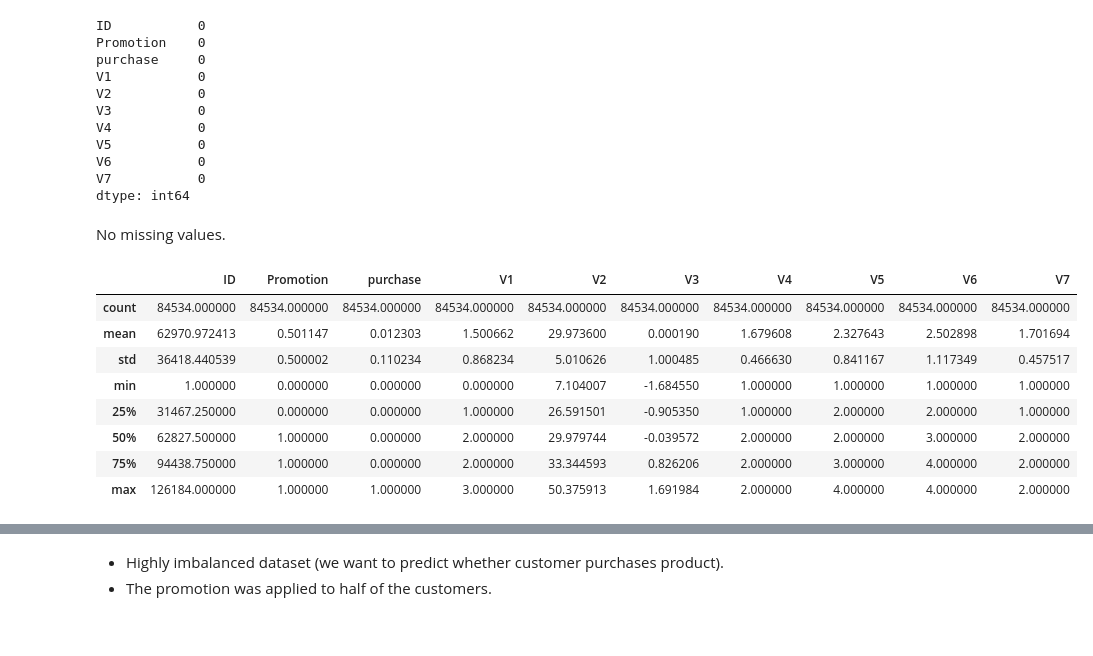
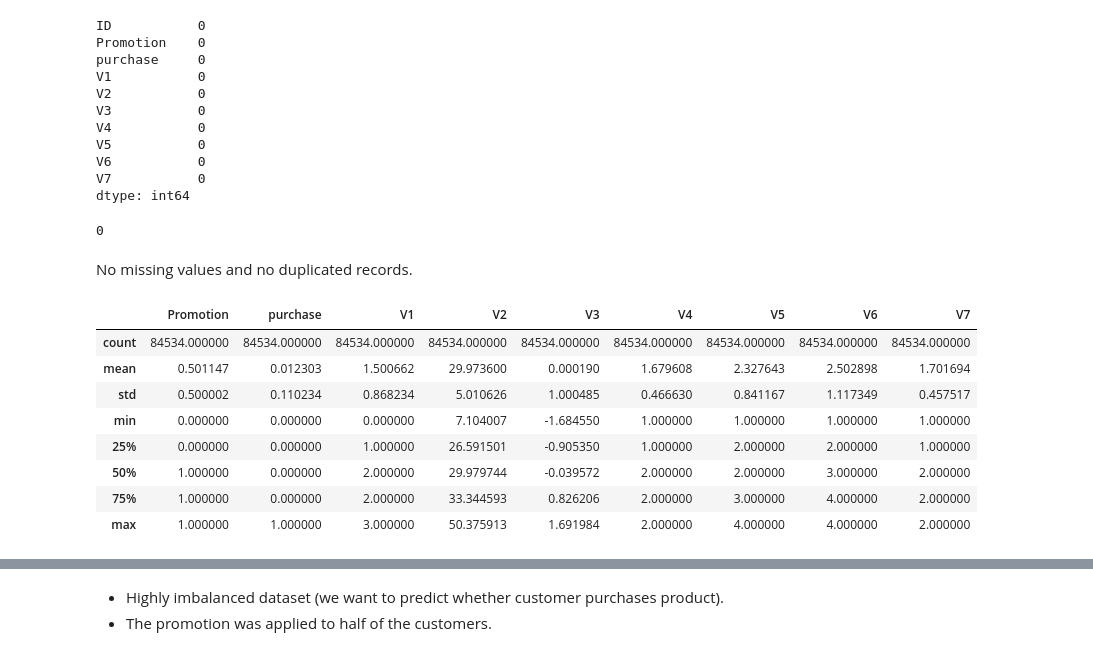
Before and after one commit to marcelokscunha/projects, a Jupyter notebook: starbucks-ad-analysis/Starbucks.ipynb, the cells around one changed output, grey strips where cells are left out. Saved outputs shown, nothing was run; the diff lists cells and outputs as text; code cells hidden in the pictures.

Commit message:
Add data analysis for features

```diff
--- a/starbucks-ad-analysis/Starbucks.ipynb
+++ b/starbucks-ad-analysis/Starbucks.ipynb
@@ -90,19 +90,23 @@ V5           0
 V6           0
 V7           0
 dtype: int64
+# %%
+train_data.duplicated().sum()
+# %% [output]
+0
 # %% [markdown]
-No missing values.
+No missing values and no duplicated records.
 # %%
 train_data['Promotion'] = train_data['Promotion'].map({'No':0, 'Yes':1})
 # %%
-train_data.describe()
+train_data.iloc[:,1:].describe()
 # %% [output]
-|  | ID | Promotion | purchase | V1 | V2 | V3 | V4 | V5 | V6 | V7 |
-| count | 84534.000000 | 84534.000000 | 84534.000000 | 84534.000000 | 84534.000000 | 84534.000000 | 84534.000000 | 84534.000000 | 84534.000000 | 84534.000000 |
-| mean | 62970.972413 | 0.501147 | 0.012303 | 1.500662 | 29.973600 | 0.000190 | 1.679608 | 2.327643 | 2.502898 | 1.701694 |
-| std | 36418.440539 | 0.500002 | 0.110234 | 0.868234 | 5.010626 | 1.000485 | 0.466630 | 0.841167 | 1.117349 | 0.457517 |
-| min | 1.000000 | 0.000000 | 0.000000 | 0.000000 | 7.104007 | -1.684550 | 1.000000 | 1.000000 | 1.000000 | 1.000000 |
-| 25% | 31467.250000 | 0.000000 | 0.000000 | 1.000000 | 26.591501 | -0.905350 | 1.000000 | 2.000000 | 2.000000 | 1.000000 |
-| 50% | 62827.500000 | 1.000000 | 0.000000 | 2.000000 | 29.979744 | -0.039572 | 2.000000 | 2.000000 | 3.000000 | 2.000000 |
-| 75% | 94438.750000 | 1.000000 | 0.000000 | 2.000000 | 33.344593 | 0.826206 | 2.000000 | 3.000000 | 4.000000 | 2.000000 |
-| max | 126184.000000 | 1.000000 | 1.000000 | 3.000000 | 50.375913 | 1.691984 | 2.000000 | 4.000000 | 4.000000 | 2.000000 |
+|  | Promotion | purchase | V1 | V2 | V3 | V4 | V5 | V6 | V7 |
+| count | 84534.000000 | 84534.000000 | 84534.000000 | 84534.000000 | 84534.000000 | 84534.000000 | 84534.000000 | 84534.000000 | 84534.000000 |
+| mean | 0.501147 | 0.012303 | 1.500662 | 29.973600 | 0.000190 | 1.679608 | 2.327643 | 2.502898 | 1.701694 |
+| std | 0.500002 | 0.110234 | 0.868234 | 5.010626 | 1.000485 | 0.466630 | 0.841167 | 1.117349 | 0.457517 |
+| min | 0.000000 | 0.000000 | 0.000000 | 7.104007 | -1.684550 | 1.000000 | 1.000000 | 1.000000 | 1.000000 |
+| 25% | 0.000000 | 0.000000 | 1.000000 | 26.591501 | -0.905350 | 1.000000 | 2.000000 | 2.000000 | 1.000000 |
+| 50% | 1.000000 | 0.000000 | 2.000000 | 29.979744 | -0.039572 | 2.000000 | 2.000000 | 3.000000 | 2.000000 |
+| 75% | 1.000000 | 0.000000 | 2.000000 | 33.344593 | 0.826206 | 2.000000 | 3.000000 | 4.000000 | 2.000000 |
+| max | 1.000000 | 1.000000 | 3.000000 | 50.375913 | 1.691984 | 2.000000 | 4.000000 | 4.000000 | 2.000000 |
```
Also changed, not shown: parts of 12 cells of this notebook.
